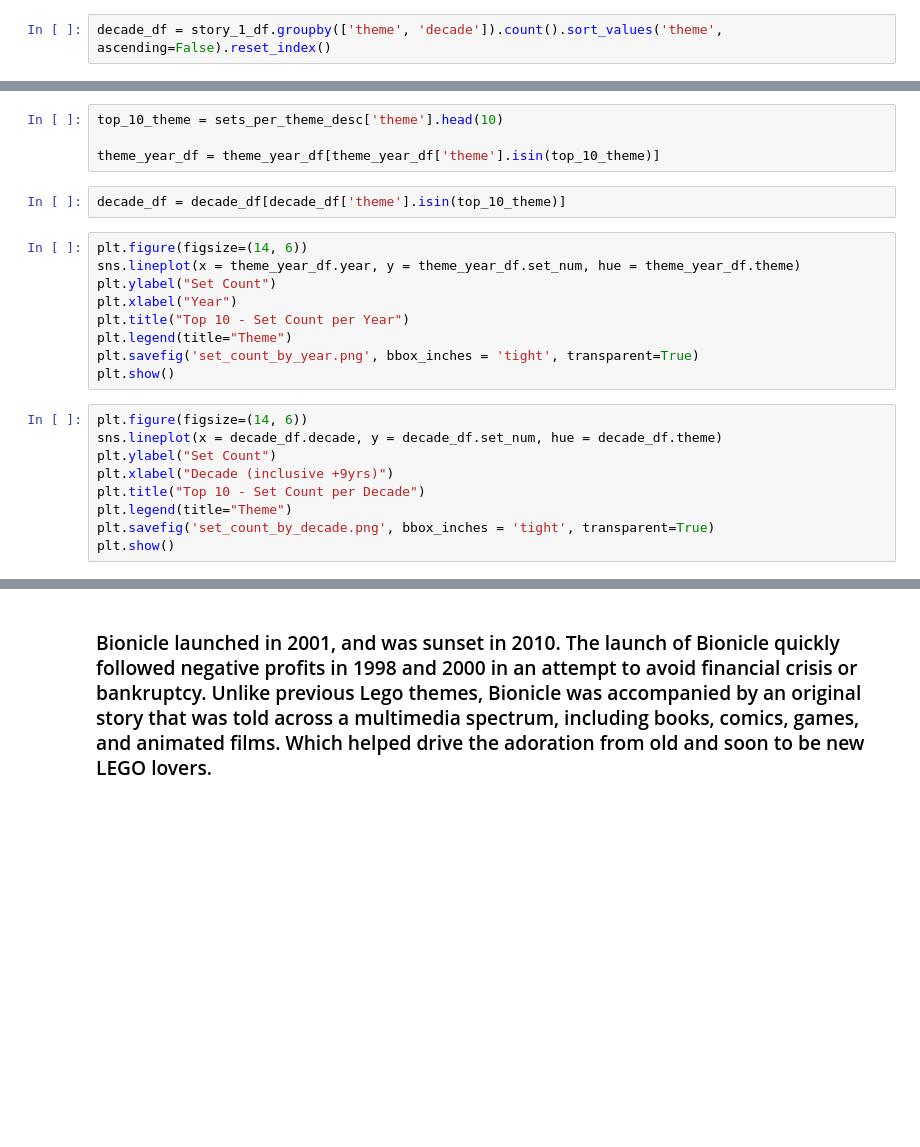
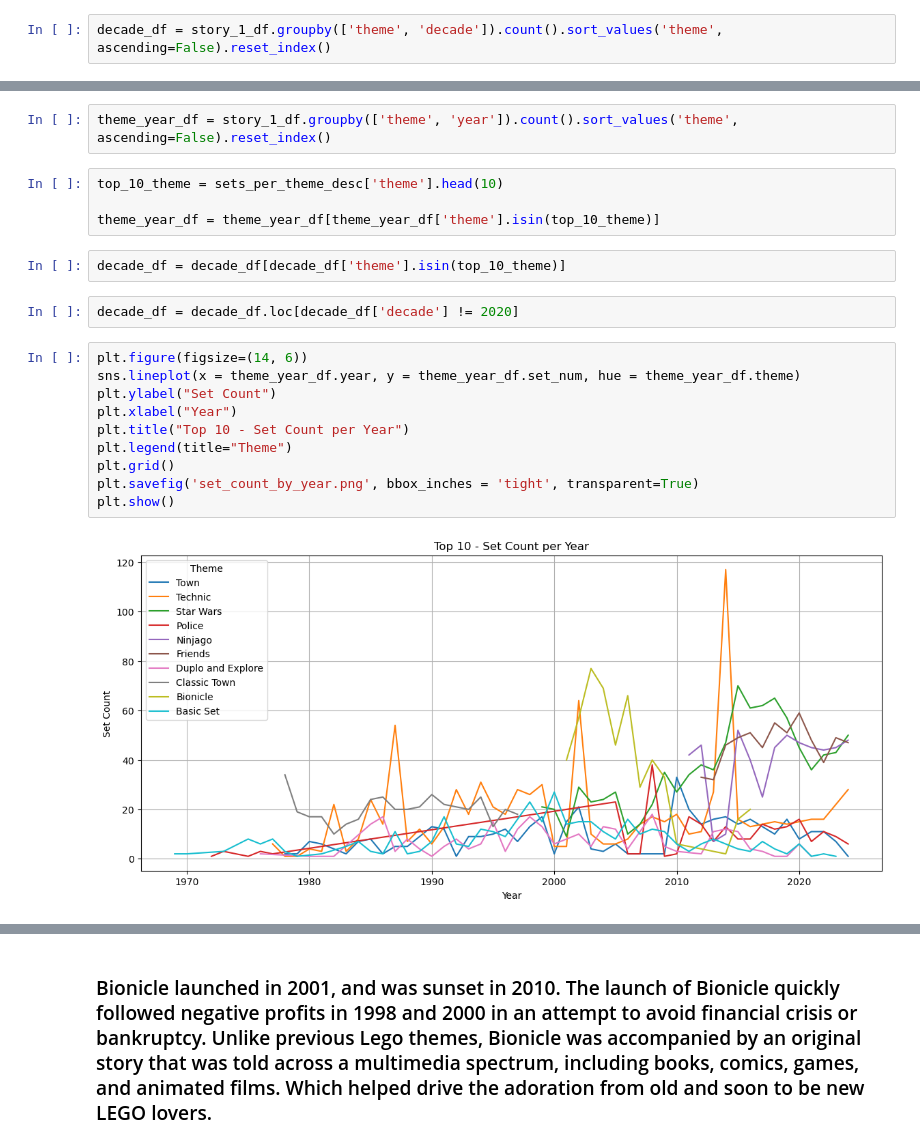
Before and after one commit to david423br/david-ruiz-capstone-ddr14, a Jupyter notebook: notebook/Lego_Capstone.ipynb, the cells around one changed output, grey strips where cells are left out. Drawn from its saved outputs; the diff is of its cells as text; blank space fills up the shorter version.

```diff
--- a/notebook/Lego_Capstone.ipynb
+++ b/notebook/Lego_Capstone.ipynb
@@ -111,24 +121,22 @@ theme_year_df = story_1_df.groupby(['theme', 'year']).count().sort_values('theme
+# %%
+theme_year_df = story_1_df.groupby(['theme', 'year']).count().sort_values('theme', ascending=False).reset_index()
 # %%
 top_10_theme = sets_per_theme_desc['theme'].head(10)
 
 theme_year_df = theme_year_df[theme_year_df['theme'].isin(top_10_theme)]
-# %%
-decade_df = decade_df[decade_df['theme'].isin(top_10_theme)]
+# %%
+decade_df = decade_df[decade_df['theme'].isin(top_10_theme)]
+# %%
+decade_df = decade_df.loc[decade_df['decade'] != 2020]
 # %%
 plt.figure(figsize=(14, 6))
 sns.lineplot(x = theme_year_df.year, y = theme_year_df.set_num, hue = theme_year_df.theme)
 plt.ylabel("Set Count")
 plt.xlabel("Year")
 plt.title("Top 10 - Set Count per Year")
 plt.legend(title="Theme")
+plt.grid()
 plt.savefig('set_count_by_year.png', bbox_inches = 'tight', transparent=True)
 plt.show()
+# %% [output]
+[figure, added]
-# %%
-plt.figure(figsize=(14, 6))
-sns.lineplot(x = decade_df.decade, y = decade_df.set_num, hue = decade_df.theme)
-plt.ylabel("Set Count")
-plt.xlabel("Decade (inclusive +9yrs)")
-plt.title("Top 10 - Set Count per Decade")
-plt.legend(title="Theme")
-plt.savefig('set_count_by_decade.png', bbox_inches = 'tight', transparent=True)
-plt.show()
```
Also changed, not shown: parts of 14 cells of this notebook, 7 other files.
